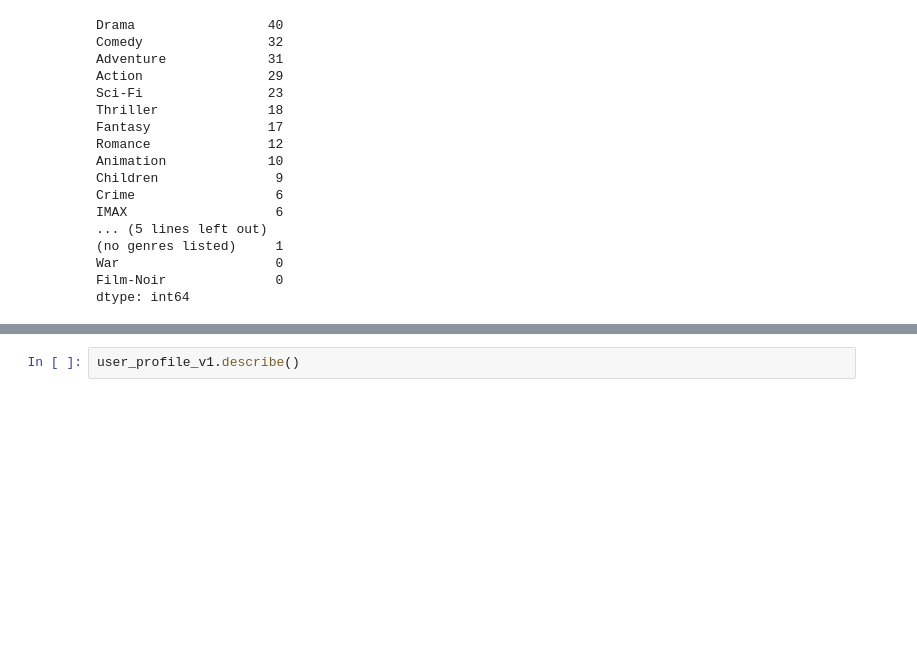
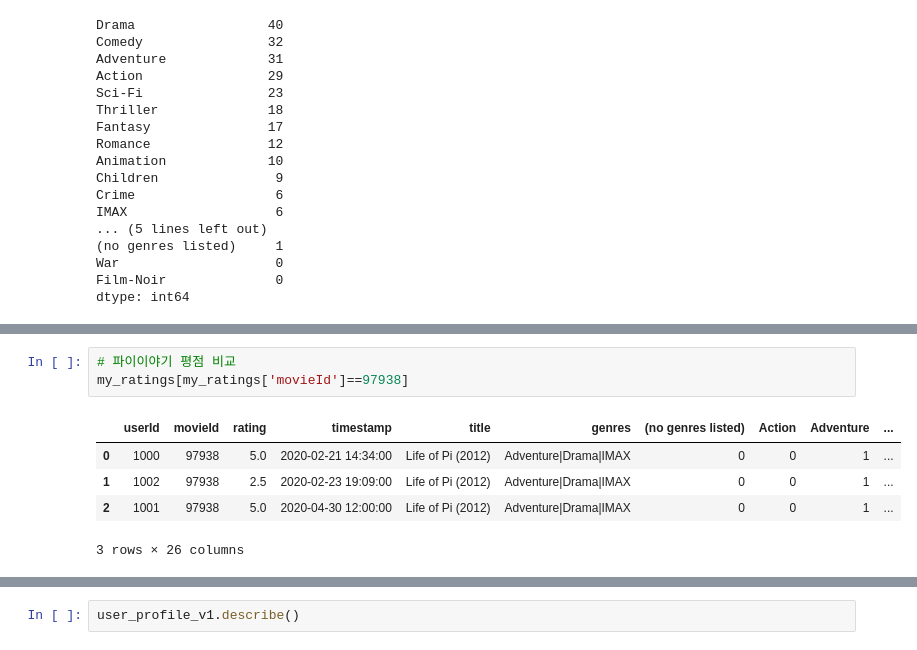
Before and after one commit to datarian-kr/reco, a Jupyter notebook: jaemin/section7_reco_for_me.ipynb, the cells around one changed output, grey strips where cells are left out. Saved outputs shown, nothing was run; the diff lists cells and outputs as text; blank space fills up the shorter version.

```diff
--- a/jaemin/section7_reco_for_me.ipynb
+++ b/jaemin/section7_reco_for_me.ipynb
@@ -178,0 +171,9 @@ genres_v1.sample()
+# %%
+# 파이이야기 평점 비교
+my_ratings[my_ratings['movieId']==97938]
+# %% [output]
+|  | userId | movieId | rating | timestamp | title | genres | (no genres listed) | Action | Adventure | ... |
+| 0 | 1000 | 97938 | 5.0 | 2020-02-21 14:34:00 | Life of Pi (2012) | Adventure|Drama|IMAX | 0 | 0 | 1 | ... |
+| 1 | 1002 | 97938 | 2.5 | 2020-02-23 19:09:00 | Life of Pi (2012) | Adventure|Drama|IMAX | 0 | 0 | 1 | ... |
+| 2 | 1001 | 97938 | 5.0 | 2020-04-30 12:00:00 | Life of Pi (2012) | Adventure|Drama|IMAX | 0 | 0 | 1 | ... |
+3 rows × 26 columns
```
Also changed, not shown: parts of 62 cells of this notebook.
